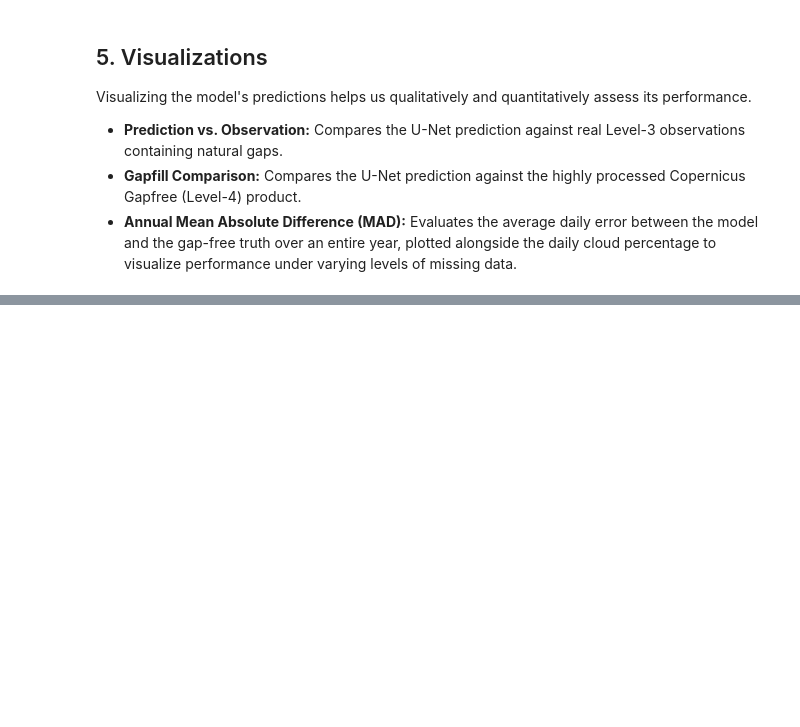
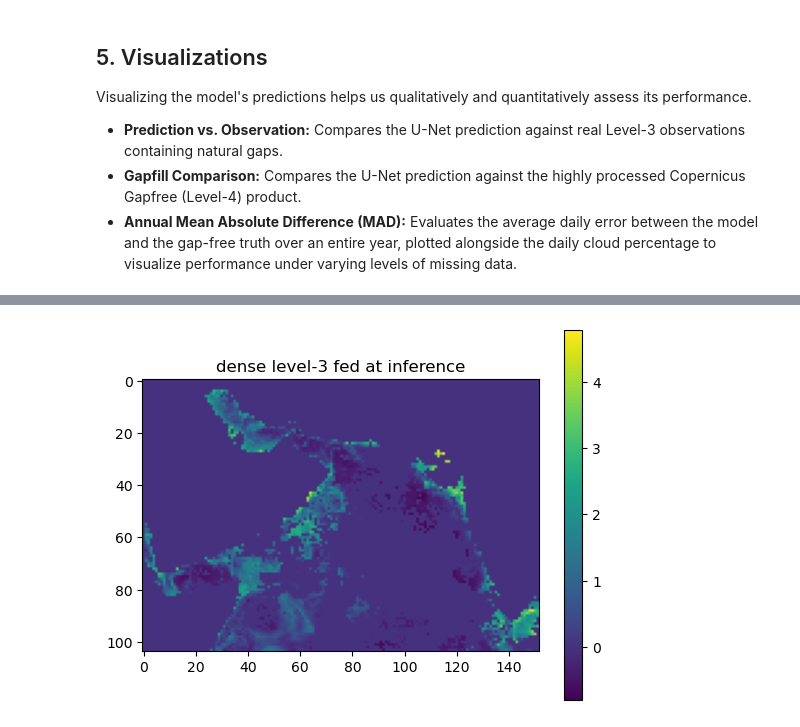
Before and after one commit to SAFS-Varanasi-Internship/mindthegap, a Jupyter notebook: book/2-U_Net-Streaming_Version.ipynb, the cells around one changed output, grey strips where cells are left out. Saved outputs shown, nothing was run; the diff lists cells and outputs as text; code cells hidden in the pictures; blank space fills up the shorter version.

```diff
--- a/book/2-U_Net-Streaming_Version.ipynb
+++ b/book/2-U_Net-Streaming_Version.ipynb
@@ -563,3 +643,12 @@ plot_prediction_gapfill(ds_cropped, model, '2020-09-08')
+# %%
+zarr_date = ds_cropped.sel(time='2020-09-08')
+m_mean, m_std = stats['masked_CHL'][0], stats['masked_CHL'][1]
+with np.errstate(divide='ignore', invalid='ignore'):
+    obs = np.log(zarr_date['CHL_cmes-level3'].values)
+obs_std = np.nan_to_num((obs - m_mean) / m_std, nan=0.0, posinf=0.0, neginf=0.0)
+plt.imshow(obs_std); plt.colorbar(); plt.title('dense level-3 fed at inference'); plt.show()
+# %% [output]
+[figure, added]
 # %%
 def get_cloud_perc(zarr_raw, year):
     zarr_time_range = zarr_raw.sel(time=str(year))
```
Also changed, not shown: parts of 14 cells of this notebook, 3 other files.
